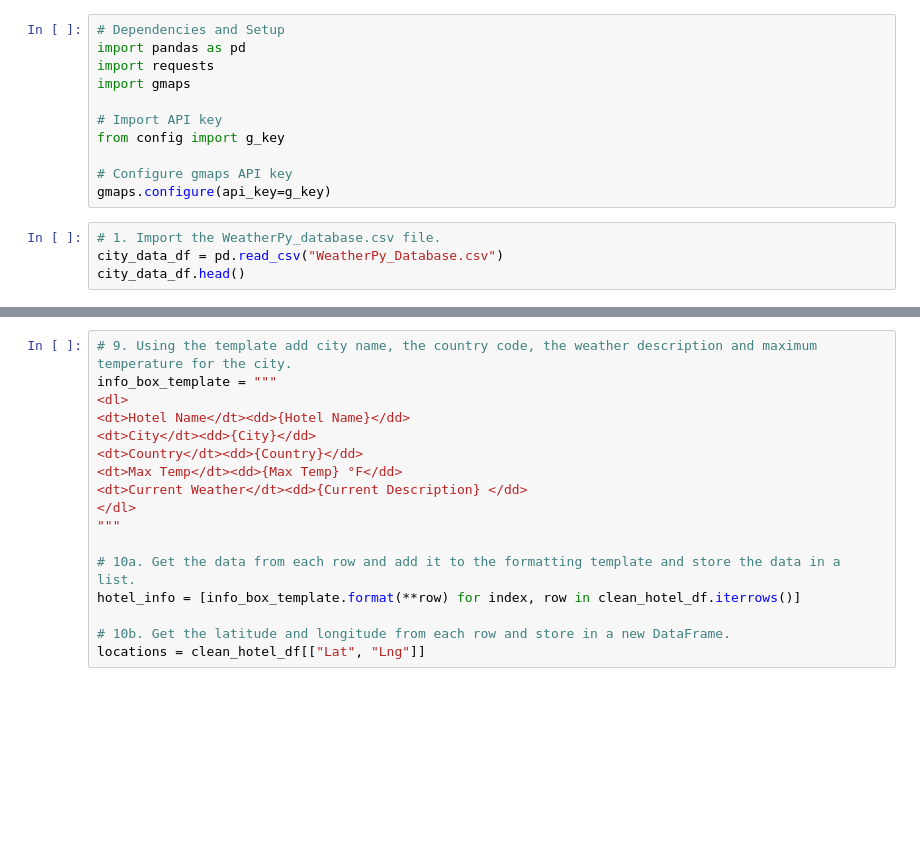
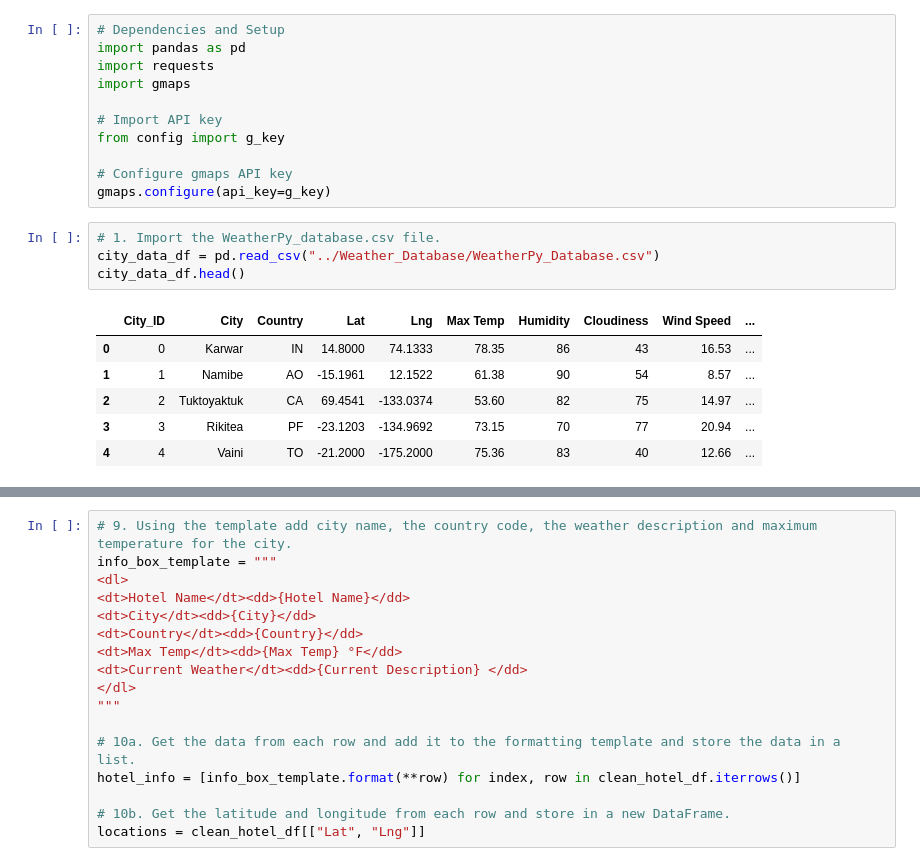
Before and after one commit to lalohuerta/World_Weather_Analysis, a Jupyter notebook: Vacation_Search/Vacation_Search.ipynb, the cells around one changed output, grey strips where cells are left out. Saved outputs shown, nothing was run; the diff lists cells and outputs as text; blank space fills up the shorter version.

```diff
--- a/Vacation_Search/Vacation_Search.ipynb
+++ b/Vacation_Search/Vacation_Search.ipynb
@@ -13,8 +13,15 @@ from config import g_key
 gmaps.configure(api_key=g_key)
 # %%
 # 1. Import the WeatherPy_database.csv file.
-city_data_df = pd.read_csv("WeatherPy_Database.csv")
+city_data_df = pd.read_csv("../Weather_Database/WeatherPy_Database.csv")
 city_data_df.head()
+# %% [output]
+|  | City_ID | City | Country | Lat | Lng | Max Temp | Humidity | Cloudiness | Wind Speed | ... |
+| 0 | 0 | Karwar | IN | 14.8000 | 74.1333 | 78.35 | 86 | 43 | 16.53 | ... |
+| 1 | 1 | Namibe | AO | -15.1961 | 12.1522 | 61.38 | 90 | 54 | 8.57 | ... |
+| 2 | 2 | Tuktoyaktuk | CA | 69.4541 | -133.0374 | 53.60 | 82 | 75 | 14.97 | ... |
+| 3 | 3 | Rikitea | PF | -23.1203 | -134.9692 | 73.15 | 70 | 77 | 20.94 | ... |
+| 4 | 4 | Vaini | TO | -21.2000 | -175.2000 | 75.36 | 83 | 40 | 12.66 | ... |
 # %%
 # 2. Prompt the user to enter minimum and maximum temperature criteria
 # Ask the customer to add a minimum and maximum temperature value.
```
Also changed, not shown: parts of 10 cells of this notebook, 4 other files.
